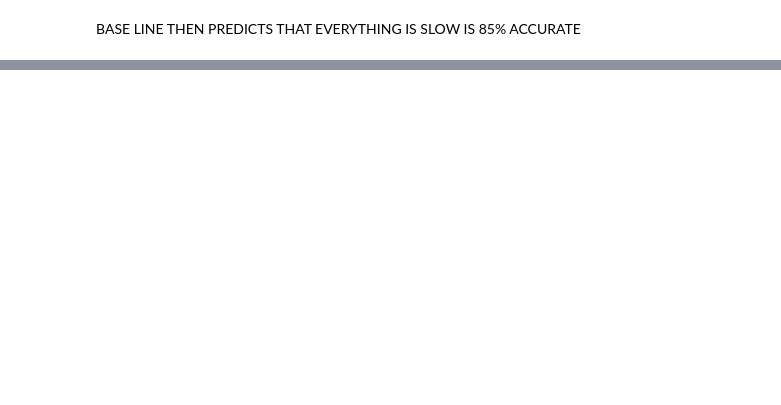
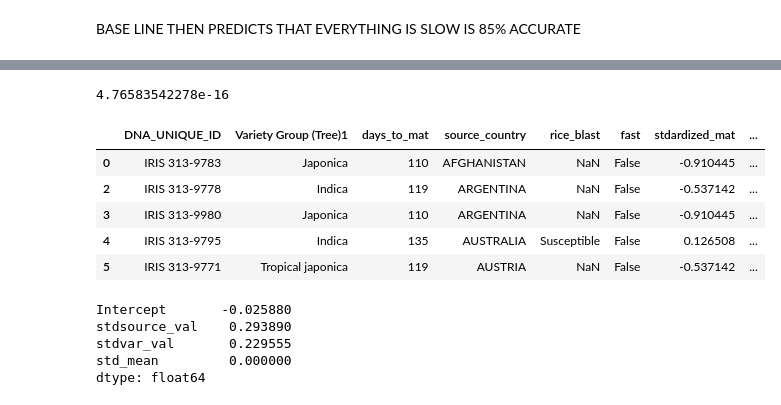
Before and after one commit to o0neil/Believe_The_Hype, a Jupyter notebook: FEATURES_ANALYSIS.ipynb, the cells around one changed output, grey strips where cells are left out. Drawn from its saved outputs; the diff is of its cells as text; code cells hidden in the pictures; blank space fills up the shorter version.

```diff
--- a/DOWNLOADING_SNP_DATA.ipynb
+++ b/FEATURES_ANALYSIS.ipynb
@@ -124,0 +210,6 @@ mat_df.to_csv('mat_df')
+# %%
+import statsmodels.api as sm
+from statsmodels.formula.api import glm, ols
+
+ols_model = ols('days_to_mat ~ source_val + var_val + mean', train_df).fit()
+ols_model.params
@@ -124,0 +253,65 @@ mat_df.to_csv('mat_df')
+# %%
+stddays_list = [item for item in mat_df[mask]['stdardized_mat']]
+stdmean = np.mean(stddays_list)
+print stdmean
+
+stdvariety_days = {}
+
+for idx, row in enumerate(mat_df[mask].index):
+    variety = mat_df[mask].iloc[idx]['Variety Group (Tree)1']
+    days = mat_df[mask].iloc[idx]['stdardized_mat']
+    if variety not in stdvariety_days.keys():
+        stdvariety_days.update({variety:[days]})
+    else:
+        stdvariety_days.get(variety).append(days)
+for key in stdvariety_days.keys():
+    days = np.mean(stdvariety_days.get(key))
+    stdvariety_days.update({key:days})
+
+stdsource_days = {}
+
+for idx, row in enumerate(mat_df[mask].index):
+    source = mat_df[mask].iloc[idx]['source_country']
+    days = mat_df[mask].iloc[idx]['stdardized_mat']
+    if source not in stdsource_days.keys():
+        stdsource_days.update({source:[days]})
+    else:
+        stdsource_days.get(source).append(days)
+for key in stdsource_days.keys():
+    days = np.mean(stdsource_days.get(key))
+    num = len(stdsource_days.get(key))
+    stdsource_days.update({key:(days,num)})
+
+stdtrain_var_days = []
+stdtrain_source_days = []
+for row,_ in enumerate(train_df.index):
+    var = train_df.iloc[row]['Variety Group (Tree)1']
+    source = train_df.iloc[row]['source_country']
+    if source in stdsource_days.keys():
+        stdtrain_source_days.append((stdsource_days.get(source)[0]))
+    else:
+        stdtrain_source_days.append(0)
+    stdtrain_var_days.append((stdvariety_days.get(var)))
+
+train_df.loc[:,'stdsource_val'] = pd.Series(stdtrain_source_days)
+train_df.loc[:,'stdvar_val'] = pd.Series(stdtrain_var_days)
+train_df.loc[:,'mean'] = days_list.mean()
+train_df.loc[:,'std_mean'] = 0
+tran_df.head()
+# %% [output]
+4.76583542278e-16
+|  | DNA_UNIQUE_ID | Variety Group (Tree)1 | days_to_mat | source_country | rice_blast | fast | stdardized_mat | ... |
+| 0 | IRIS 313-9783 | Japonica | 110 | AFGHANISTAN | NaN | False | -0.910445 | ... |
+| 2 | IRIS 313-9778 | Indica | 119 | ARGENTINA | NaN | False | -0.537142 | ... |
+| 3 | IRIS 313-9980 | Japonica | 110 | ARGENTINA | NaN | False | -0.910445 | ... |
+| 4 | IRIS 313-9795 | Indica | 135 | AUSTRALIA | Susceptible | False | 0.126508 | ... |
+| 5 | IRIS 313-9771 | Tropical japonica | 119 | AUSTRIA | NaN | False | -0.537142 | ... |
+# %%
+stdols_model = ols('stdardized_mat ~ stdsource_val + stdvar_val + std_mean', train_df).fit()
+stdols_model.params
+# %% [output]
+Intercept       -0.025880
+stdsource_val    0.293890
+stdvar_val       0.229555
+std_mean         0.000000
+dtype: float64
```
Also changed, not shown: parts of 14 cells of this notebook.
